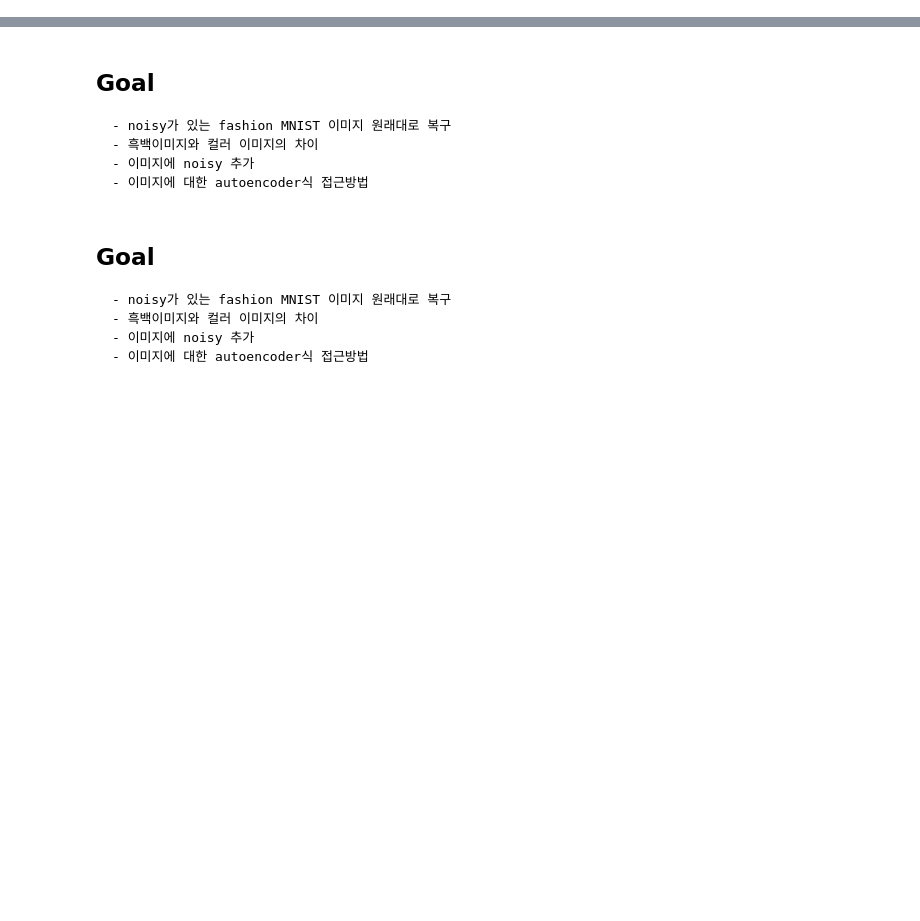
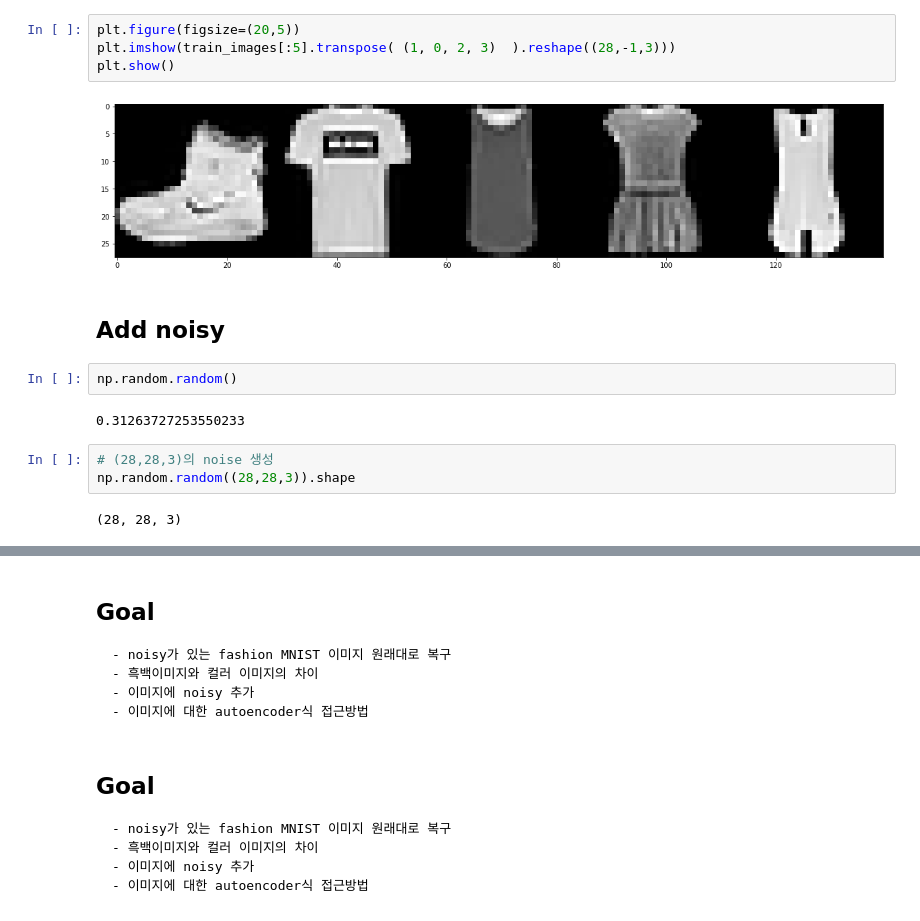
Before and after one commit to Vaycold/Python_DL, a Jupyter notebook: 이미지 복원.ipynb, the cells around one changed output, grey strips where cells are left out. Drawn from its saved outputs; the diff is of its cells as text; blank space fills up the shorter version.

```diff
--- a/이미지 복원.ipynb
+++ b/이미지 복원.ipynb
@@ -2,0 +105,17 @@
+# %%
+plt.figure(figsize=(20,5))
+plt.imshow(train_images[:5].transpose( (1, 0, 2, 3)  ).reshape((28,-1,3)))
+plt.show()
+# %% [output]
+[figure, added]
+# %% [markdown]
+## Add noisy
+# %%
+np.random.random()
+# %% [output]
+0.31263727253550233
+# %%
+# (28,28,3)의 noise 생성
+np.random.random((28,28,3)).shape
+# %% [output]
+(28, 28, 3)
```
Also changed, not shown: parts of 29 cells of this notebook.
